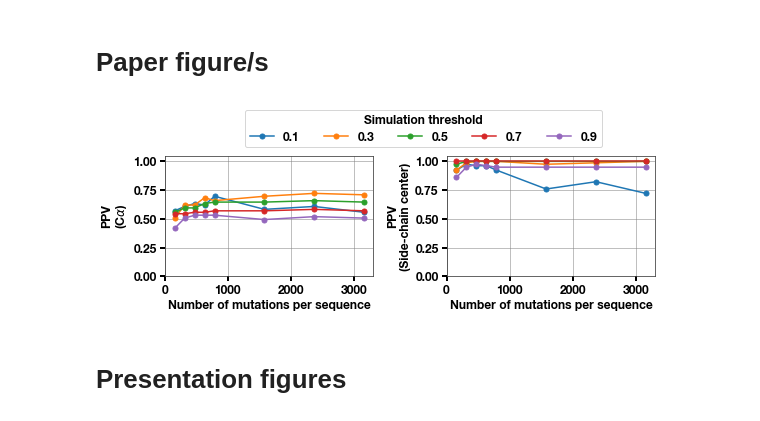
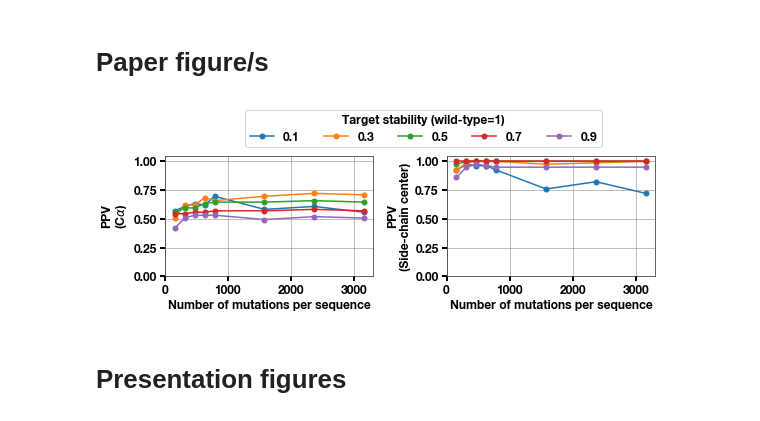
Before and after one commit to adamhockenberry/side-chain-couplings, a Jupyter notebook: Code/couplings_vs_contacts_simulation.ipynb, the cells around one changed output. Cells and saved outputs as stored; diff of their text form; code cells hidden in the pictures.

```diff
--- a/Code/couplings_vs_contacts_simulation.ipynb
+++ b/Code/couplings_vs_contacts_simulation.ipynb
@@ -138,22 +138,22 @@ x_vals = np.concatenate((np.arange(100, 501, 100), np.arange(1000, 3001, 500)))
 labels = thresholds
 
 ax = all_ax[0]
-for i,tprs in enumerate(tprs_dict[metrics[0]]):
-    ax.plot(x_vals, tprs, marker='o', label=thresholds[i], markersize=5)
+for i,ppvs in enumerate(ppvs_dict[metrics[0]]):
+    ax.plot(x_vals, ppvs, marker='o', label=thresholds[i], markersize=5)
 ax.set_ylim(0,1)
 ax.set_ylabel(r'PPV''\n'r'(C$\alpha$)')
 ax.set_xlabel('Number of independent sequences')
 ax.set_ylim(0, 1.05);
 
 ax = all_ax[1]
-for i,tprs in enumerate(tprs_dict[metrics[1]]):
-    ax.plot(x_vals, tprs, marker='o', label=thresholds[i], markersize=5)
+for i,ppvs in enumerate(ppvs_dict[metrics[1]]):
+    ax.plot(x_vals, ppvs, marker='o', label=thresholds[i], markersize=5)
 ax.set_ylim(0,1)
 ax.set_ylabel(r'PPV''\n'r'(Side-chain center)')
 
 ax.set_xlabel('Number of independent sequences')
 ax.set_ylim(0, 1.05);
-legend = ax.legend(ncol=5, bbox_to_anchor=(-1, 1.02, 1., .102), loc=3, fontsize=12, title='Simulation threshold')
+legend = ax.legend(ncol=5, bbox_to_anchor=(-1, 1.02, 1., .102), loc=3, fontsize=12, title='Target stability (wild-type=1)')
 legend.get_title().set_fontsize('12') #legend 'Title' fontsize
 plt.tight_layout()
 
@@ -245,14 +240,14 @@ records = list(SeqIO.parse('../../Structural_analysis/ecoli_all_pdbs/wt_fastas/3
 assert len(records)==1
 seq = str(records[0].seq)
 
-tprs_dict = {}
+ppvs_dict = {}
 for metric in metrics:
-    tprs_lol = []
+    ppvs_lol = []
     contact_file_loc = '../Data/Contact_matrices/{}_{}_contacts.csv'.format(prot_name, metric)
     df_contacts = pd.read_csv(contact_file_loc, index_col=0)
     df_contacts, df_contacts_stack = process_contacts_df(df_contacts, primary_chain_distance)
     for threshold in thresholds:
-        cat_tprs = []
+        cat_ppvs = []
         for nMut in list(range(1,6,1))+list(range(10,21,5)):
             print(nMut)
             file_loc = '../Data/Simulated_couplings/3ip0_ALL_thresh={}_nMuts={}_nSeqs={}.couplings'.format(threshold, nMut*len(df_contacts.index), nSeq)
@@ -260,10 +255,10 @@ for metric in metrics:
             df_couplings = pd.read_csv(file_loc, sep=' ', header=None)
             df_couplings, df_couplings_pivot, df_couplings_stack = process_couplings_df(df_couplings, df_contacts, primary_chain_distance)
             merged_df = merge_contacts_couplings(df_contacts_stack, df_couplings_stack, seq)
-            tpr, counts = tpr_from_df(merged_df, number_to_test, length_cutoff=length_cutoff)
-            cat_tprs.append(tpr)
-        tprs_lol.append(cat_tprs)
-    tprs_dict[metric] = tprs_lol
+            ppv, counts = ppv_from_df(merged_df, number_to_test, length_cutoff=length_cutoff)
+            cat_ppvs.append(ppv)
+        ppvs_lol.append(cat_ppvs)
+    ppvs_dict[metric] = ppvs_lol
 # %% [output]
 1
 ../Data/Simulated_couplings/3ip0_ALL_thresh=0.1_nMuts=158_nSeqs=3000.couplings
@@ -287,30 +282,30 @@ for metric in metrics:
 # %%
 fig, all_ax = plt.subplots(nrows=1, ncols=2, figsize=(8,2.5))
 x_vals = [i*len(df_contacts.index) for i in list(range(1,6,1))+list(range(10,21,5))]
 labels = thresholds
 
 ax = all_ax[0]
-for i,tprs in enumerate(tprs_dict[metrics[0]]):
-    ax.plot(x_vals, tprs, marker='o', label=thresholds[i], markersize=5)
+for i,ppvs in enumerate(ppvs_dict[metrics[0]]):
+    ax.plot(x_vals, ppvs, marker='o', label=thresholds[i], markersize=5)
 ax.set_ylabel(r'PPV''\n'r'(C$\alpha$)')
 ax.set_xlabel('Number of mutations per sequence')
 ax.set_ylim(0, 1.05);
 
 ax = all_ax[1]
-for i,tprs in enumerate(tprs_dict[metrics[1]]):
-    ax.plot(x_vals, tprs, marker='o', label=thresholds[i], markersize=5)
+for i,ppvs in enumerate(ppvs_dict[metrics[1]]):
+    ax.plot(x_vals, ppvs, marker='o', label=thresholds[i], markersize=5)
 ax.set_ylim(0,1)
 ax.set_ylabel(r'PPV''\n'r'(Side-chain center)')
 
 ax.set_xlabel('Number of mutations per sequence')
 ax.set_ylim(0, 1.05);
-legend = ax.legend(ncol=5, bbox_to_anchor=(-1, 1.02, 1., .102), loc=3, fontsize=12, title='Simulation threshold')
+legend = ax.legend(ncol=5, bbox_to_anchor=(-1, 1.02, 1., .102), loc=3, fontsize=12, title='Target stability (wild-type=1)')
 legend.get_title().set_fontsize('12') #legend 'Title' fontsize
 plt.tight_layout()
 
 plt.savefig('{}/example_all_sims_nmuts.pdf'.format(figs_dir), bbox_inches='tight')
 # %% [output]
-[figure, old version]
+[figure, new version]
 # %% [markdown]
 # Presentation figures
 # %%
```
Also changed, not shown: parts of 9 cells of this notebook, 3 other files.
